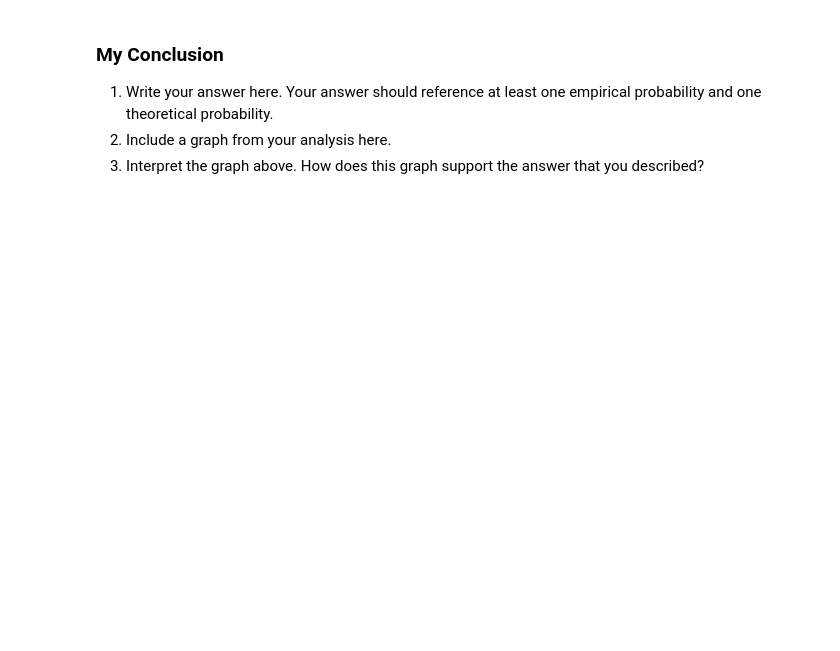
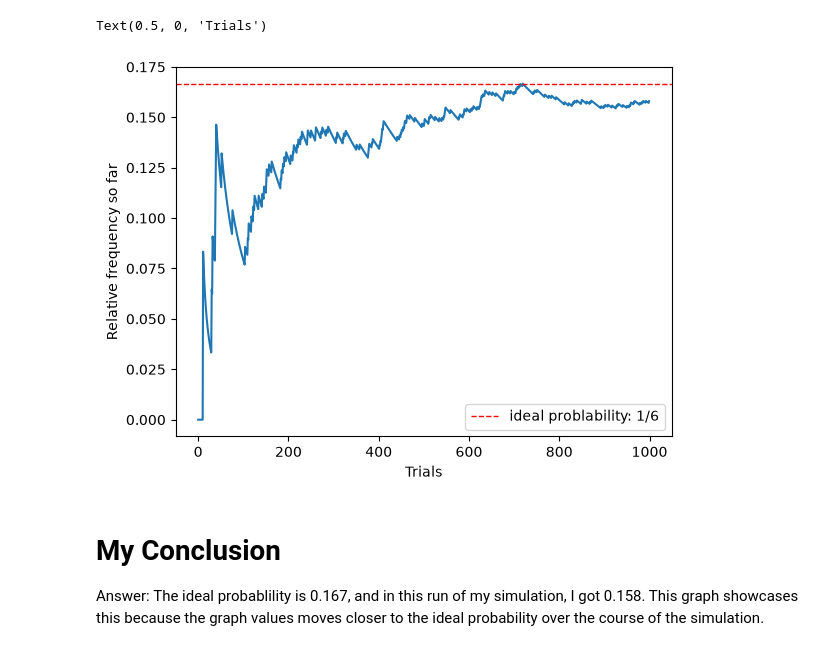
Before and after one commit to DanteSGarrett/AI, a Jupyter notebook: Semester1/Unit2/Dice_Simulation/Dice_Simulation.ipynb, the cells around one changed output. Cells and saved outputs as stored; diff of their text form; code cells hidden in the pictures; blank space fills up the shorter version.

```diff
--- a/Semester1/Unit2/Dice_Simulation/Dice_Simulation.ipynb
+++ b/Semester1/Unit2/Dice_Simulation/Dice_Simulation.ipynb
@@ -106,5 +82,11 @@ Relative frequency of 1: 147/1000 (or 0.147)
+# %%
+graph = seaborn.lineplot(data=current_roll, x=current_roll.index, y=current_roll.columns[1])
+matplotlib.pyplot.axhline(ideal_probability, color="red", linestyle="--", linewidth=1, label=f"ideal problability: {ideal_probability}")
+matplotlib.pyplot.legend()
+matplotlib.pyplot.xlabel("Trials")
+# %% [output]
+Text(0.5, 0, 'Trials')
+[figure, new version]
 # %% [markdown]
-### My Conclusion
-1. Write your answer here. Your answer should reference at least one empirical probability and one theoretical probability.
-2. Include a graph from your analysis here.
-3. Interpret the graph above. How does this graph support the answer that you described?
+# My Conclusion
+Answer: The ideal probablility is 0.167, and in this run of my simulation, I got 0.158. This graph showcases this because the graph values moves closer to the ideal probability over the course of the simulation.
```
Also changed, not shown: parts of 6 cells of this notebook.
